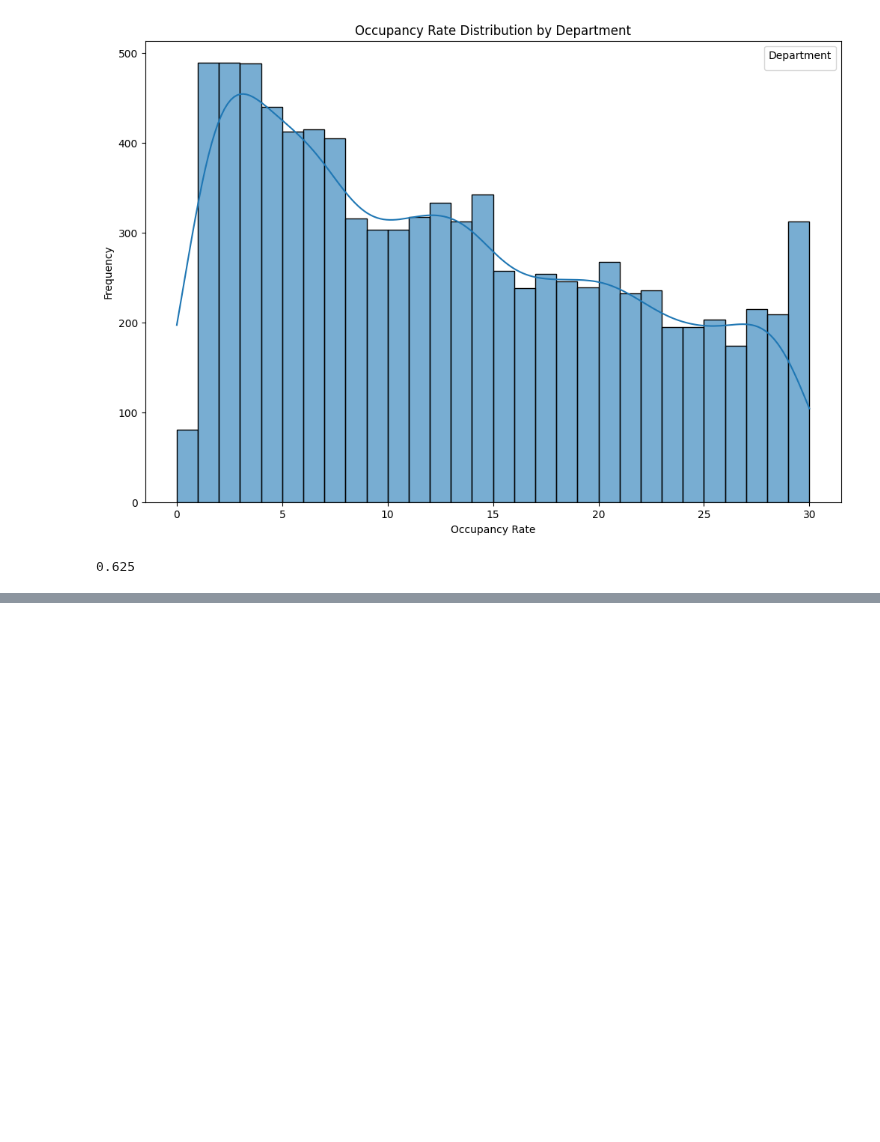
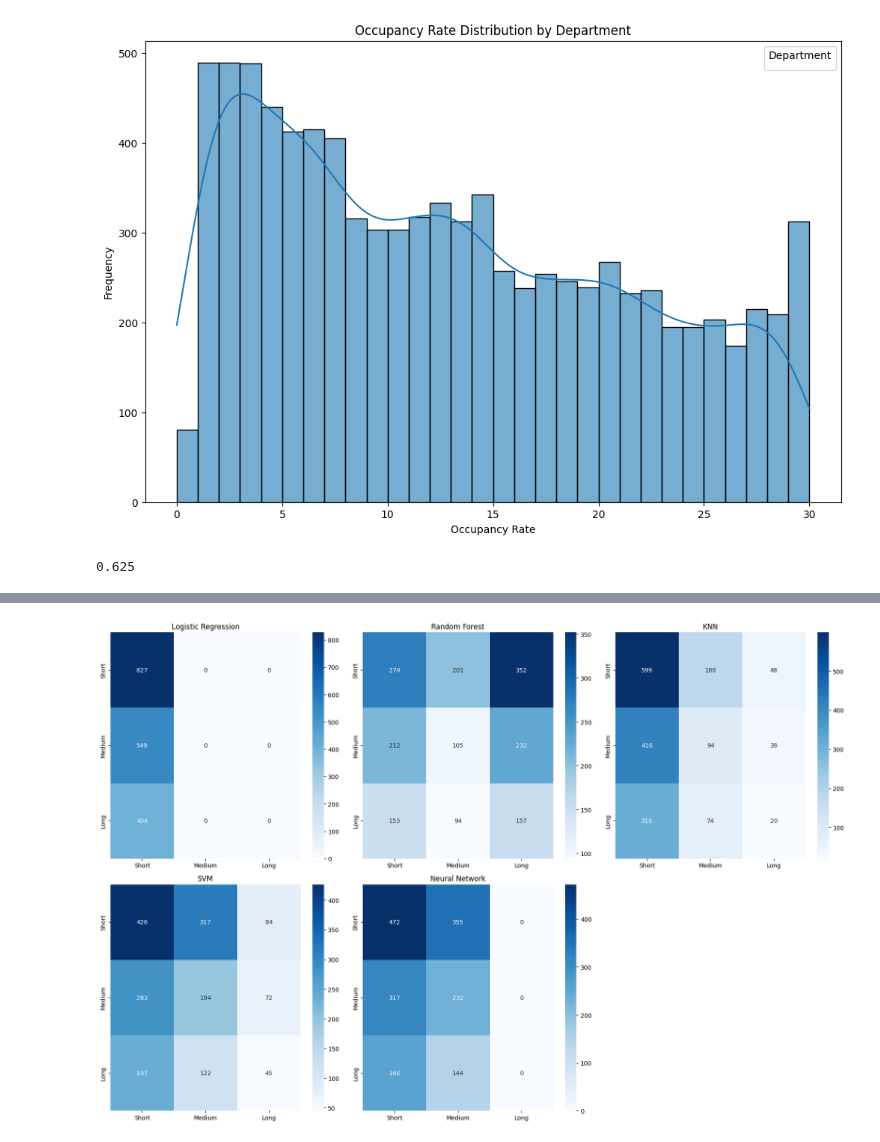
Before and after one commit to RyanWri/data-science2-lab-final-project, a Jupyter notebook: src/team_7/task_23/task_23_notebook.ipynb, the cells around one changed output, grey strips where cells are left out. Saved outputs shown, nothing was run; the diff lists cells and outputs as text; code cells hidden in the pictures; blank space fills up the shorter version.

```diff
--- a/src/team_7/task_23/task_23_notebook.ipynb
+++ b/src/team_7/task_23/task_23_notebook.ipynb
@@ -241,0 +472,33 @@ hospitalization2_cleaned
+# %%
+# %%
+
+# Plot confusion matrices for each model
+fig, axes = plt.subplots(2, 3, figsize=(18, 12))
+
+# Confusion matrix plots for Logistic Regression, Random Forest, KNN, SVM, and Neural Network
+log_confusion_mtx = confusion_matrix(y_test, logistic_best_model.predict(X_test_scaled))
+rf_confusion_mtx = confusion_matrix(y_test, rf_best_model.predict(X_test_scaled))
+knn_confusion_mtx = confusion_matrix(y_test, knn_best_model.predict(X_test_scaled))
+svm_confusion_mtx = confusion_matrix(y_test, svm_best_model.predict(X_test_scaled))
+nn_confusion_mtx = confusion_matrix(y_test, improved_neural_model.predict(X_test_scaled).argmax(axis=1))
+
+# Plot each confusion matrix, but remove the last subplot (axes[1, 2])
+plots = [
+    (log_confusion_mtx, 'Logistic Regression', axes[0, 0]),
+    (rf_confusion_mtx, 'Random Forest', axes[0, 1]),
+    (knn_confusion_mtx, 'KNN', axes[0, 2]),
+    (svm_confusion_mtx, 'SVM', axes[1, 0]),
+    (nn_confusion_mtx, 'Neural Network', axes[1, 1])
+]
+
+# Plotting each confusion matrix
+for conf_mtx, title, ax in plots:
+    sns.heatmap(conf_mtx, annot=True, fmt='g', cmap='Blues', ax=ax, xticklabels=class_labels, yticklabels=class_labels)
+    ax.set_title(title)
+
+# Hide the last subplot (axes[1, 2])
+fig.delaxes(axes[1, 2])  # Remove the empty subplot
+
+plt.tight_layout()
+plt.show()
+# %% [output]
@@ -241,0 +506 @@ hospitalization2_cleaned
+[figure, added]
```
Also changed, not shown: parts of 21 cells of this notebook, 1 other file.
